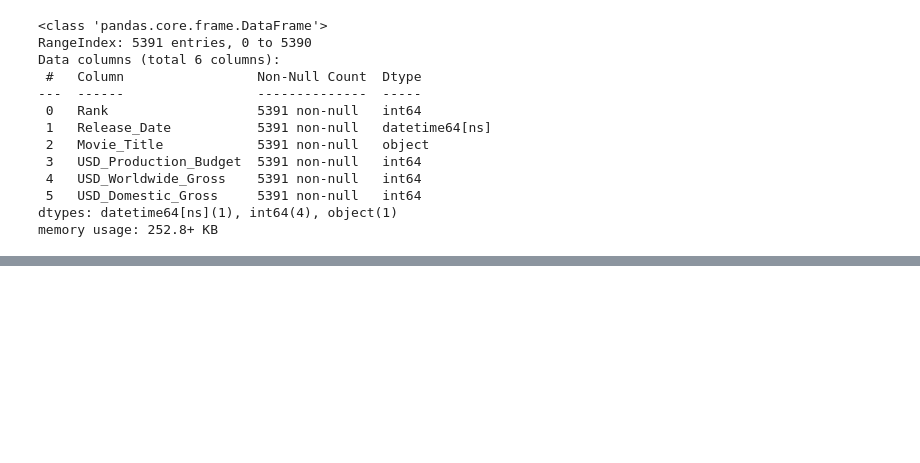
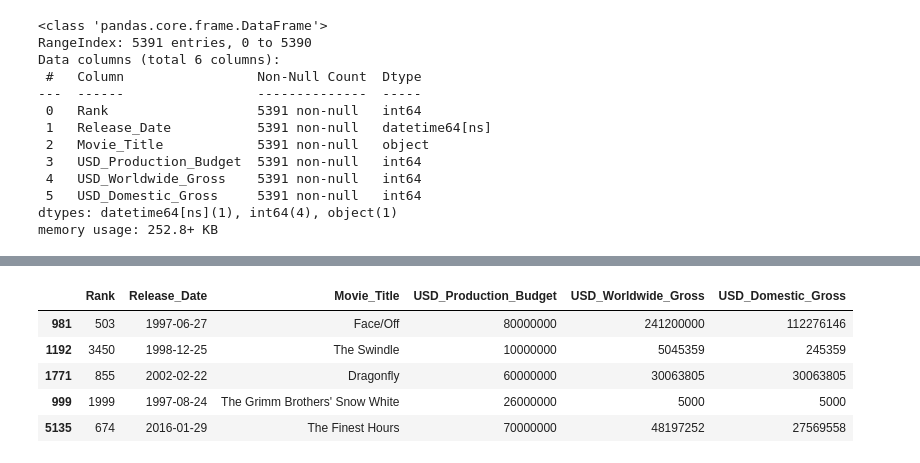
Before and after one commit to PIETRO-ing/Movie-Revenue-Estimation, a Jupyter notebook: Revenue-Estimation.ipynb, the cells around one changed output, grey strips where cells are left out. Cells and saved outputs as stored; diff of their text form; code cells hidden in the pictures; blank space fills up the shorter version.

```diff
--- a/Revenue-Estimation.ipynb
+++ b/Revenue-Estimation.ipynb
@@ -233,0 +246,9 @@ memory usage: 252.8+ KB
+# %%
+df.sample(5)
+# %% [output]
+|  | Rank | Release_Date | Movie_Title | USD_Production_Budget | USD_Worldwide_Gross | USD_Domestic_Gross |
+| 981 | 503 | 1997-06-27 | Face/Off | 80000000 | 241200000 | 112276146 |
+| 1192 | 3450 | 1998-12-25 | The Swindle | 10000000 | 5045359 | 245359 |
+| 1771 | 855 | 2002-02-22 | Dragonfly | 60000000 | 30063805 | 30063805 |
+| 999 | 1999 | 1997-08-24 | The Grimm Brothers' Snow White | 26000000 | 5000 | 5000 |
+| 5135 | 674 | 2016-01-29 | The Finest Hours | 70000000 | 48197252 | 27569558 |
```
Also changed, not shown: parts of 6 cells of this notebook.
